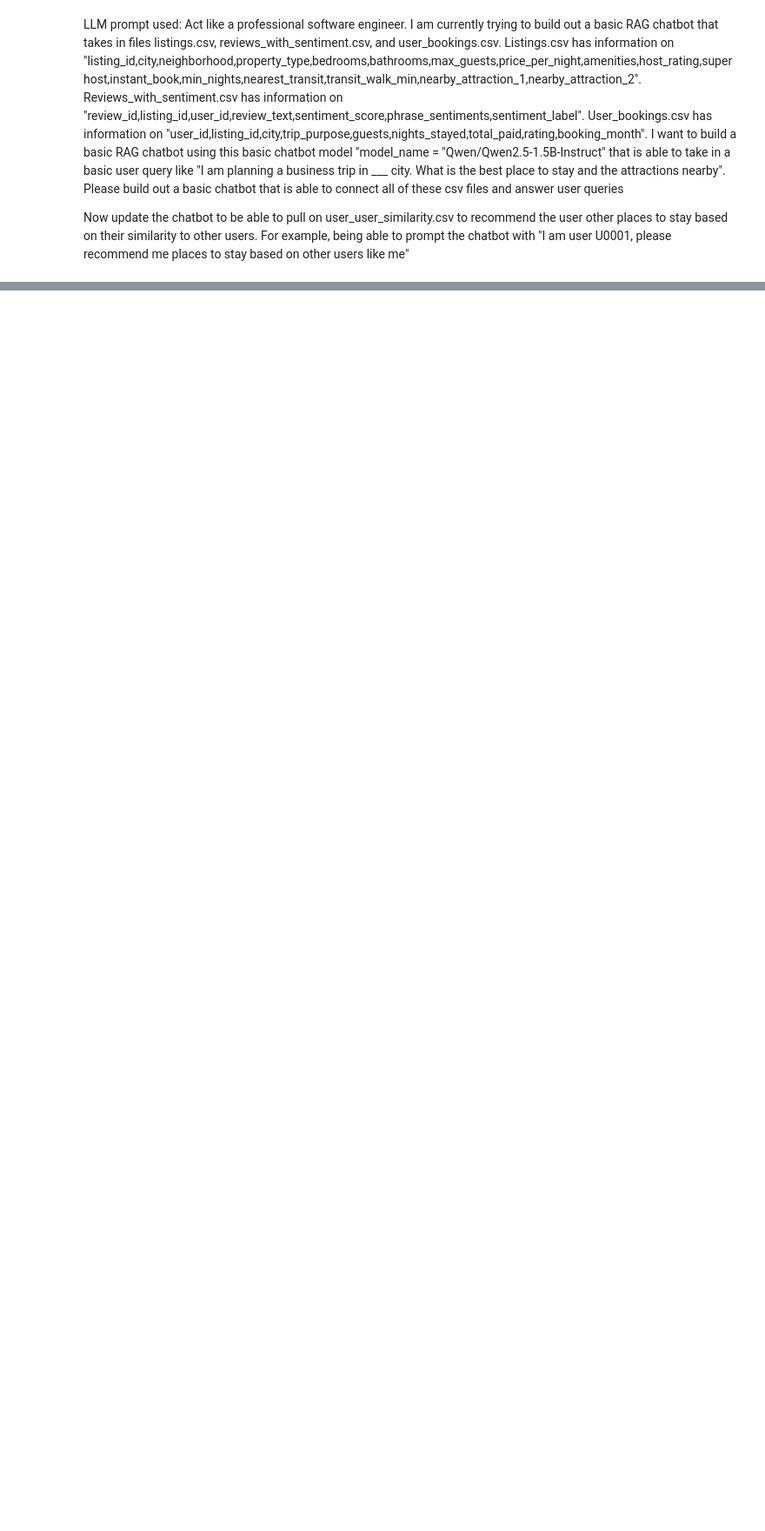
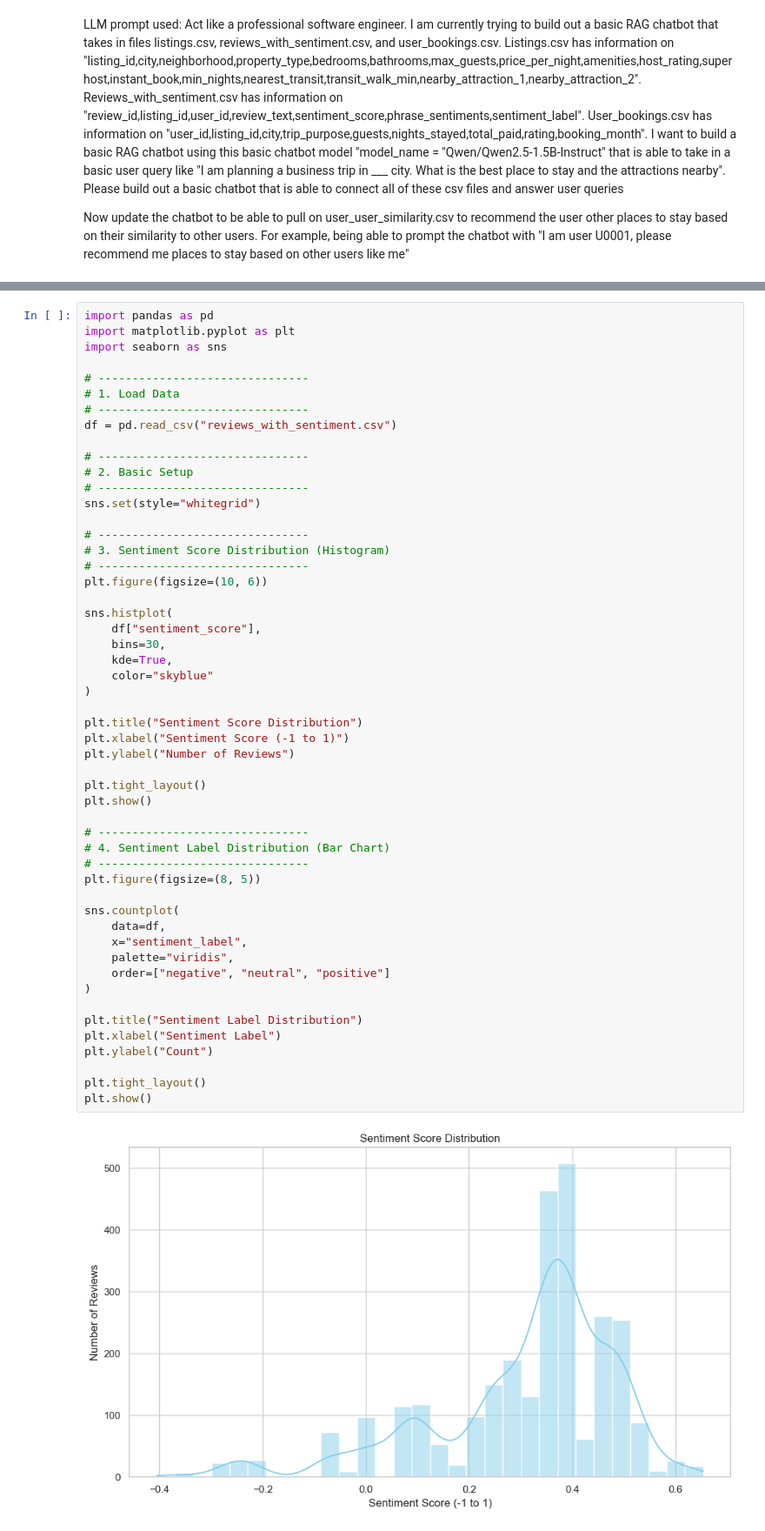
Before and after one commit to VeroS-pdf/MKTG_Final, a Jupyter notebook: chatbot.ipynb, the cells around one changed output, grey strips where cells are left out. Shown at 87% size. Cells and saved outputs as stored; diff of their text form; blank space fills up the shorter version.

Commit message:
sentiment score graphs

```diff
--- a/chatbot.ipynb
+++ b/chatbot.ipynb
@@ -538,0 +541,54 @@ Now update the chatbot to be able to pull on user_user_similarity.csv to recomme
+# %%
+import pandas as pd
+import matplotlib.pyplot as plt
+import seaborn as sns
+
+# -------------------------------
+# 1. Load Data
+# -------------------------------
+df = pd.read_csv("reviews_with_sentiment.csv")
+
+# -------------------------------
+# 2. Basic Setup
+# -------------------------------
+sns.set(style="whitegrid")
+
+# -------------------------------
+# 3. Sentiment Score Distribution (Histogram)
+# -------------------------------
+plt.figure(figsize=(10, 6))
+
+sns.histplot(
+    df["sentiment_score"],
+    bins=30,
+    kde=True,
+    color="skyblue"
+)
+
+plt.title("Sentiment Score Distribution")
+plt.xlabel("Sentiment Score (-1 to 1)")
+plt.ylabel("Number of Reviews")
+
+plt.tight_layout()
+plt.show()
+
+# -------------------------------
+# 4. Sentiment Label Distribution (Bar Chart)
+# -------------------------------
+plt.figure(figsize=(8, 5))
+
+sns.countplot(
+    data=df,
+    x="sentiment_label",
+    palette="viridis",
+    order=["negative", "neutral", "positive"]
+)
+
+plt.title("Sentiment Label Distribution")
+plt.xlabel("Sentiment Label")
+plt.ylabel("Count")
+
+plt.tight_layout()
+plt.show()
+# %% [output]
+[figure, added]
```
Also changed, not shown: parts of 3 cells of this notebook.
